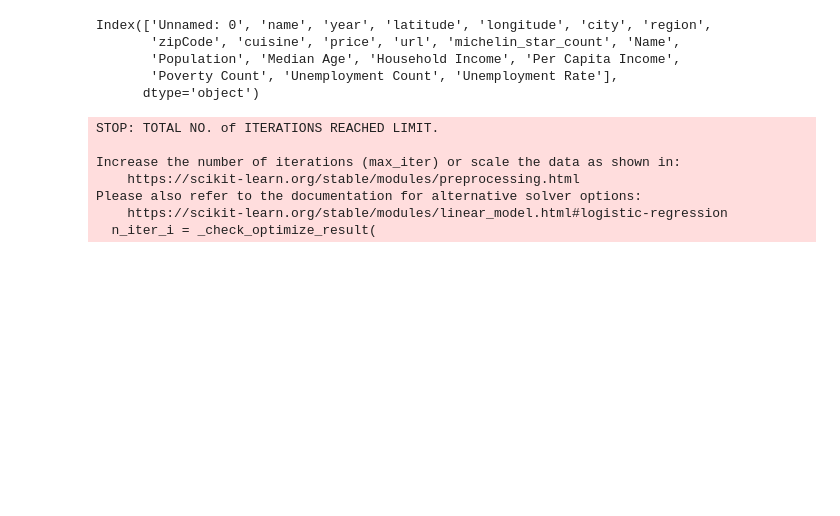
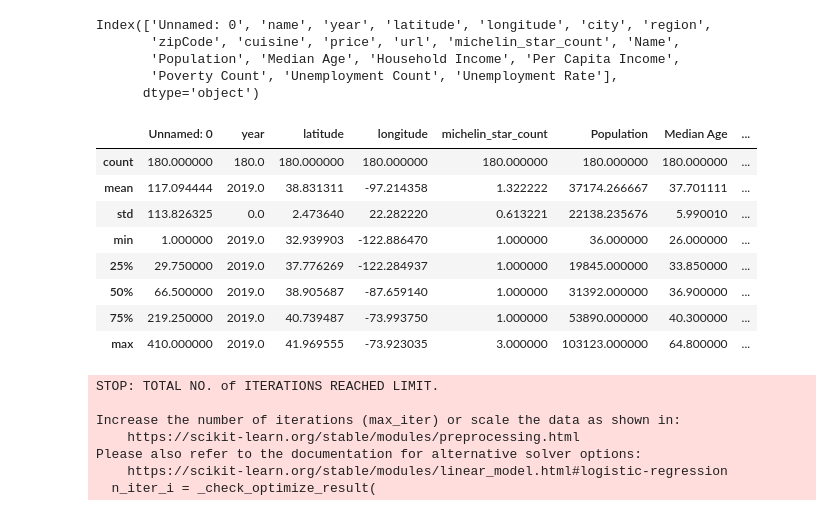
Before and after one commit to EI-github/smu_project1_michelinrestaurants, a Jupyter notebook: Elyssa_Work/Project_1_Elyssa_Maps.ipynb, the cells around one changed output. Cells and saved outputs as stored; diff of their text form; code cells hidden in the pictures; blank space fills up the shorter version.

```diff
--- a/Elyssa_Work/Project_1_Elyssa_Maps.ipynb
+++ b/Elyssa_Work/Project_1_Elyssa_Maps.ipynb
@@ -251,6 +236,18 @@ Index(['Unnamed: 0', 'name', 'year', 'latitude', 'longitude', 'city', 'region',
        'Population', 'Median Age', 'Household Income', 'Per Capita Income',
        'Poverty Count', 'Unemployment Count', 'Unemployment Rate'],
       dtype='object')
+# %%
+mergedcensus_df.describe()
+# %% [output]
+|  | Unnamed: 0 | year | latitude | longitude | michelin_star_count | Population | Median Age | ... |
+| count | 180.000000 | 180.0 | 180.000000 | 180.000000 | 180.000000 | 180.000000 | 180.000000 | ... |
+| mean | 117.094444 | 2019.0 | 38.831311 | -97.214358 | 1.322222 | 37174.266667 | 37.701111 | ... |
+| std | 113.826325 | 0.0 | 2.473640 | 22.282220 | 0.613221 | 22138.235676 | 5.990010 | ... |
+| min | 1.000000 | 2019.0 | 32.939903 | -122.886470 | 1.000000 | 36.000000 | 26.000000 | ... |
+| 25% | 29.750000 | 2019.0 | 37.776269 | -122.284937 | 1.000000 | 19845.000000 | 33.850000 | ... |
+| 50% | 66.500000 | 2019.0 | 38.905687 | -87.659140 | 1.000000 | 31392.000000 | 36.900000 | ... |
+| 75% | 219.250000 | 2019.0 | 40.739487 | -73.993750 | 1.000000 | 53890.000000 | 40.300000 | ... |
+| max | 410.000000 | 2019.0 | 41.969555 | -73.923035 | 3.000000 | 103123.000000 | 64.800000 | ... |
 # %%
 #regression
 # %%
```
Also changed, not shown: parts of 14 cells of this notebook, 16 other files.
